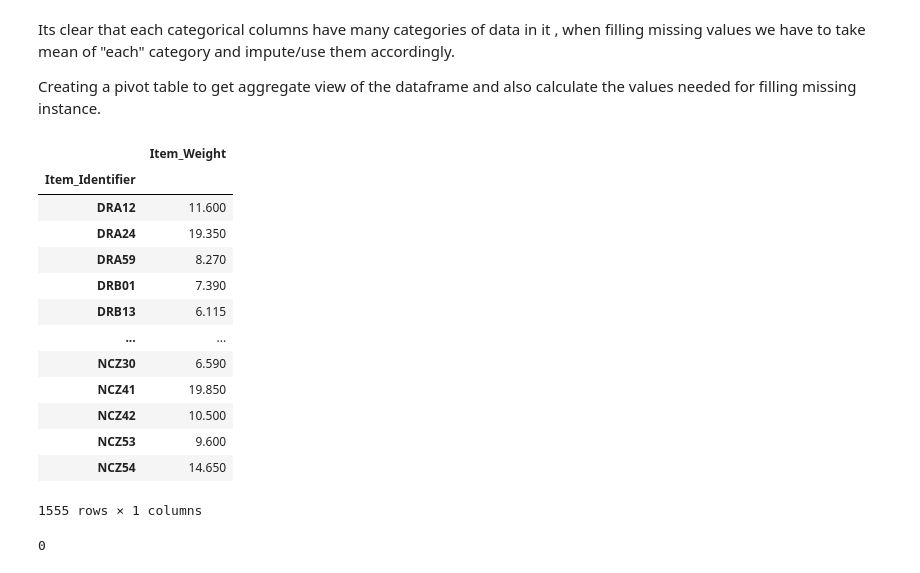
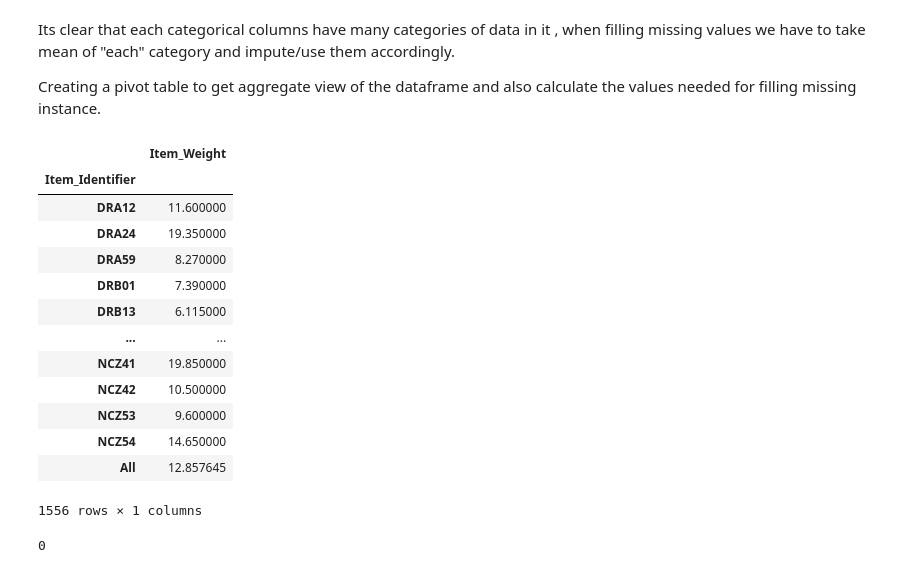
Before and after one commit to kailas711/Tensor_Projects, a Jupyter notebook: 1. BigMart Sales Prediction/Bigmart sales prediction.ipynb, the cells around one changed output. Cells and saved outputs as stored; diff of their text form; code cells hidden in the pictures.

```diff
--- a/1. BigMart Sales Prediction/Bigmart sales prediction.ipynb
+++ b/1. BigMart Sales Prediction/Bigmart sales prediction.ipynb
@@ -13,7 +13,7 @@ import matplotlib.pyplot as plt
 import seaborn as sns
 # %%
 # Loading data
-path = "B:\Coding_Stuff\Tensor_Projects\Machine Learning Project 51 - Bigmart Sales Prediction Analysis - Regression\Train.csv"
+path = r"B:\\Coding_Stuff\\GitHub\\Machine_Learning_and_Optimization\\1. BigMart Sales Prediction\\Train.csv"
 data = pd.read_csv(path)
 data.head()
 # %% [output]
@@ -133,23 +134,25 @@ Its clear that each categorical columns have many categories of data in it , whe
 Creating a pivot table to get aggregate view of the dataframe and also calculate the values needed for filling missing instance.
 # %%
 # Generating the pivot table
-item_weight_mean = data.pivot_table(values = "Item_Weight", index ='Item_Identifier')
+item_weight_mean = data.pivot_table(values = "Item_Weight", index ='Item_Identifier',
+                                    aggfunc='mean', margins=True)
+
 item_weight_mean
 # %% [output]
 |  | Item_Weight |
 | Item_Identifier |  |
-| DRA12 | 11.600 |
-| DRA24 | 19.350 |
-| DRA59 | 8.270 |
-| DRB01 | 7.390 |
-| DRB13 | 6.115 |
+| DRA12 | 11.600000 |
+| DRA24 | 19.350000 |
+| DRA59 | 8.270000 |
+| DRB01 | 7.390000 |
+| DRB13 | 6.115000 |
 | ... | ... |
-| NCZ30 | 6.590 |
-| NCZ41 | 19.850 |
-| NCZ42 | 10.500 |
-| NCZ53 | 9.600 |
-| NCZ54 | 14.650 |
+| NCZ41 | 19.850000 |
+| NCZ42 | 10.500000 |
+| NCZ53 | 9.600000 |
+| NCZ54 | 14.650000 |
+| All | 12.857645 |
-1555 rows × 1 columns
+1556 rows × 1 columns
 # %%
 import warnings
 warnings.filterwarnings('ignore')
```
Also changed, not shown: parts of 18 cells of this notebook, 1 other file.
